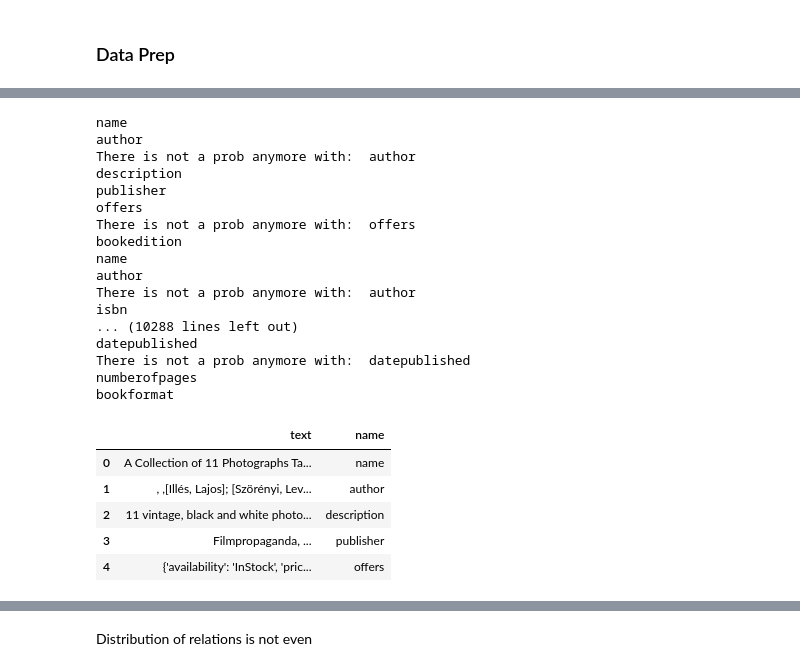
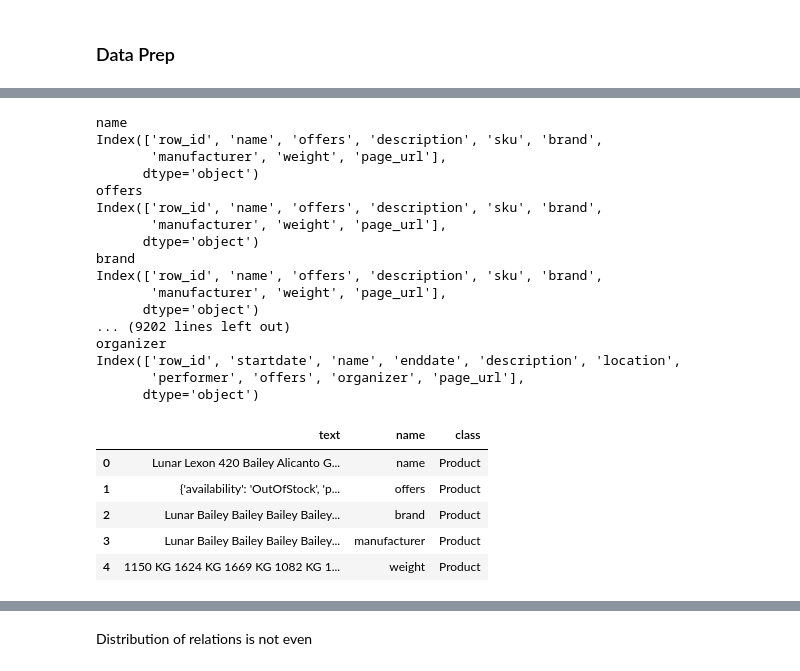
Before and after one commit to NiklasSabel/data_integration_using_deep_learning, a Jupyter notebook: notebooks/Schema/Baseline Model Roberta.ipynb, the cells around one changed output, grey strips where cells are left out. Saved outputs shown, nothing was run; the diff lists cells and outputs as text; code cells hidden in the pictures.

```diff
--- a/notebooks/Schema/Baseline Model Roberta.ipynb
+++ b/notebooks/Schema/Baseline Model Roberta.ipynb
@@ -30,41 +240,48 @@ target_columns = ['name', 'author', 'isbn', 'description', 'publisher', 'offers'
+# %%
+TVEpisode = ['name', 'partofseries', 'episodenumber']
 # %%
 # creation of general dataframe to hold data
-book_tables = pd.DataFrame(columns=['text', 'name'])
+tables = pd.DataFrame(columns=['text', 'name', 'class'])
+# %%
+d = {'Product': Product, 'CreativeWork': CreativeWork, 'Event': Event, 'MusicRecording': MusicRecording,
+     'LocalBusiness': LocalBusiness, 'Recipe': Recipe, 'Person': Person, 'Place': Place, 'Book': Book,
+     'Restaurant': Restaurant, 'Hotel': Hotel, 'MusicAlbum': MusicAlbum, 'TVEpisode': TVEpisode}
 # %%
 # gets concatenated rows of target columns
+# muss eig noch mal fingetuned werden mit prüfung aus welcher kategorie es kommt
 for file in files:
     # read file
     df = pd.read_json(os.path.join(path, '{}'.format(file)), compression='gzip', lines=True)
 
     # look for target columns
-    for target in target_columns:
+    for target in d[file.split('_')[0]]:
         if target in df.columns:
             print(target)
+            print(df.columns)
             df[target] = df[target].fillna(' ')
             try:
-                book_tables = book_tables.append({'text': ' '.join(df[target].tolist()), 'name': target}, ignore_index=True)
+                tables = tables.append({'text': ' '.join(df[target].tolist()), 'name': target, 'class': file.split('_')[0]}, ignore_index=True)
             except:
-                book_tables = book_tables.append({'text': ','.join(str(v) for v in df[target]), 'name': target}, ignore_index=True)
-                print('There is not a prob anymore with: ', target)
+                tables = tables.append({'text': ','.join(str(v) for v in df[target]), 'name': target, 'class': file.split('_')[0]}, ignore_index=True)
             #book_tables.append({'text': ''.join(map(str, df[target])), 'name': target}, ignore_index=True)
 # %% [output]
 name
-author
-There is not a prob anymore with:  author
-description
-publisher
+Index(['row_id', 'name', 'offers', 'description', 'sku', 'brand',
+       'manufacturer', 'weight', 'page_url'],
+      dtype='object')
 offers
-There is not a prob anymore with:  offers
-bookedition
-name
-author
-There is not a prob anymore with:  author
-isbn
-... (10288 lines left out)
-datepublished
-There is not a prob anymore with:  datepublished
-numberofpages
-bookformat
+Index(['row_id', 'name', 'offers', 'description', 'sku', 'brand',
+       'manufacturer', 'weight', 'page_url'],
+      dtype='object')
+brand
+Index(['row_id', 'name', 'offers', 'description', 'sku', 'brand',
+       'manufacturer', 'weight', 'page_url'],
+      dtype='object')
+... (9202 lines left out)
+organizer
+Index(['row_id', 'startdate', 'name', 'enddate', 'description', 'location',
+       'performer', 'offers', 'organizer', 'page_url'],
+      dtype='object')
 # %%
 # replace non alphanumeric signs ? -> }
 
@@ -74,11 +291,11 @@ bookformat
 
 #...
 # %%
-book_tables.head()
+tables.head()
 # %% [output]
-|  | text | name |
-| 0 | A Collection of 11 Photographs Ta... | name |
-| 1 | , ,[Illés, Lajos]; [Szörényi, Lev... | author |
-| 2 | 11 vintage, black and white photo... | description |
-| 3 | Filmpropaganda, ... | publisher |
-| 4 | {'availability': 'InStock', 'pric... | offers |
+|  | text | name | class |
+| 0 | Lunar Lexon 420 Bailey Alicanto G... | name | Product |
+| 1 | {'availability': 'OutOfStock', 'p... | offers | Product |
+| 2 | Lunar Bailey Bailey Bailey Bailey... | brand | Product |
+| 3 | Lunar Bailey Bailey Bailey Bailey... | manufacturer | Product |
+| 4 | 1150 KG 1624 KG 1669 KG 1082 KG 1... | weight | Product |
```
Also changed, not shown: parts of 39 cells of this notebook.
